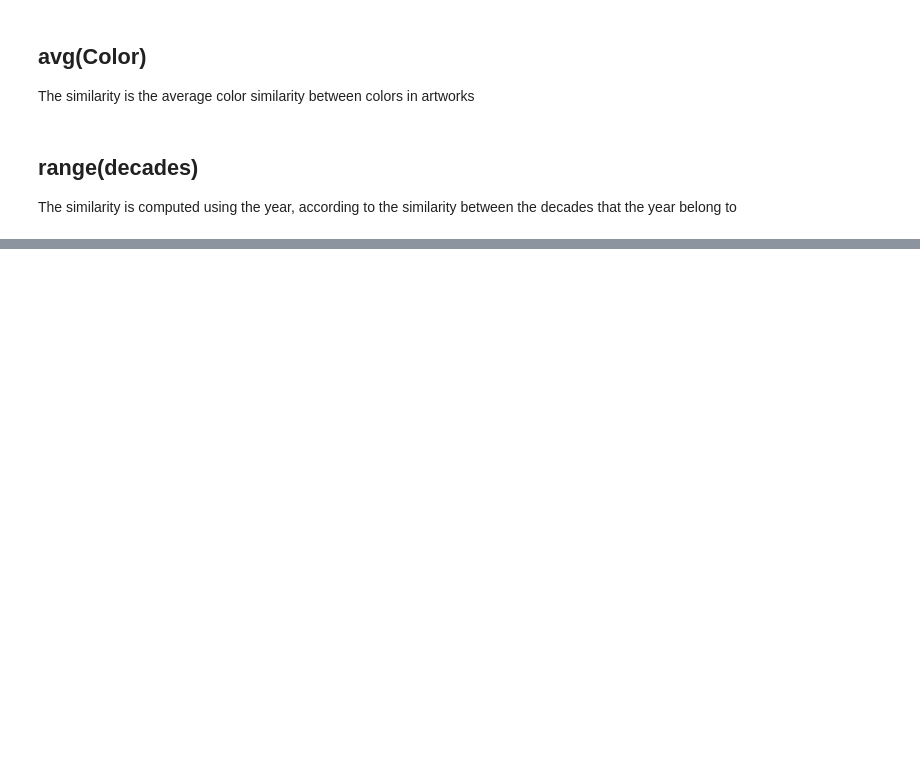
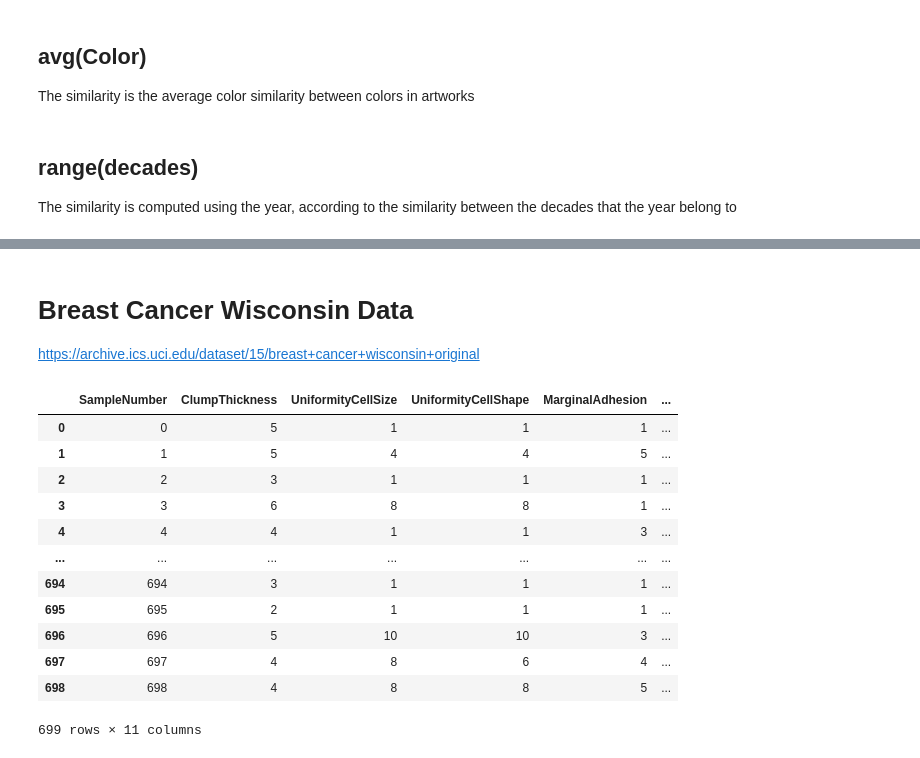
Before and after one commit to gjimenezUCM/simviz, a Jupyter notebook: data/computeSimilarity.ipynb, the cells around one changed output, grey strips where cells are left out. Cells and saved outputs as stored; diff of their text form; code cells hidden in the pictures; blank space fills up the shorter version.

Commit message:
Big datasets
Adding an example of a "big" dataset (700 instances) to check the time to draw the heatmap and how much time takes to update a similarity function with a lot of weights

```diff
--- a/data/computeSimilarity.ipynb
+++ b/data/computeSimilarity.ipynb
@@ -484,0 +485,35 @@ with open("./blood-alcohol/AmountMealFrameSize.json", "w") as fp:
+# %% [markdown]
+# Breast Cancer Wisconsin Data
+
+<https://archive.ics.uci.edu/dataset/15/breast+cancer+wisconsin+original>
+# %%
+columnNames = ["SampleNumber",
+"ClumpThickness",
+"UniformityCellSize",
+"UniformityCellShape",
+"MarginalAdhesion",
+"SingleEpithelialCellSize",
+"BareNuclei",
+"BlandChromatin",
+"NormalNucleoli",
+"Mitoses",
+"Class"]
+df = pd.read_csv("./BCWD/breast-cancer-wisconsin.csv", header=None, names=columnNames)
+df.drop(labels=['SampleNumber'], axis=1, inplace=True)
+df.reset_index(inplace=True)
+df.columns = columnNames
+df
+# %% [output]
+|  | SampleNumber | ClumpThickness | UniformityCellSize | UniformityCellShape | MarginalAdhesion | ... |
+| 0 | 0 | 5 | 1 | 1 | 1 | ... |
+| 1 | 1 | 5 | 4 | 4 | 5 | ... |
+| 2 | 2 | 3 | 1 | 1 | 1 | ... |
+| 3 | 3 | 6 | 8 | 8 | 1 | ... |
+| 4 | 4 | 4 | 1 | 1 | 3 | ... |
+| ... | ... | ... | ... | ... | ... | ... |
+| 694 | 694 | 3 | 1 | 1 | 1 | ... |
+| 695 | 695 | 2 | 1 | 1 | 1 | ... |
+| 696 | 696 | 5 | 10 | 10 | 3 | ... |
+| 697 | 697 | 4 | 8 | 6 | 4 | ... |
+| 698 | 698 | 4 | 8 | 8 | 5 | ... |
+699 rows × 11 columns
```
Also changed, not shown: parts of 23 cells of this notebook, 8 other files.
